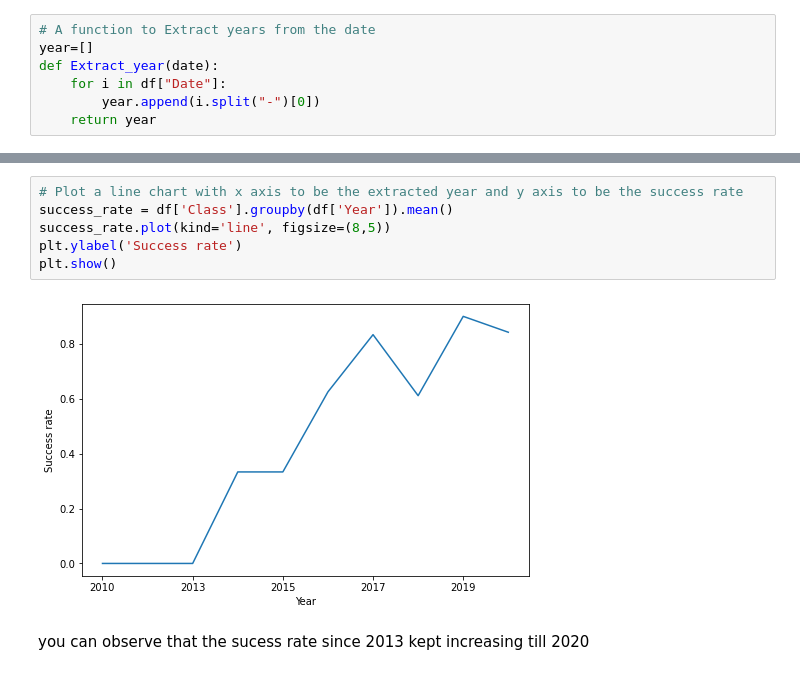
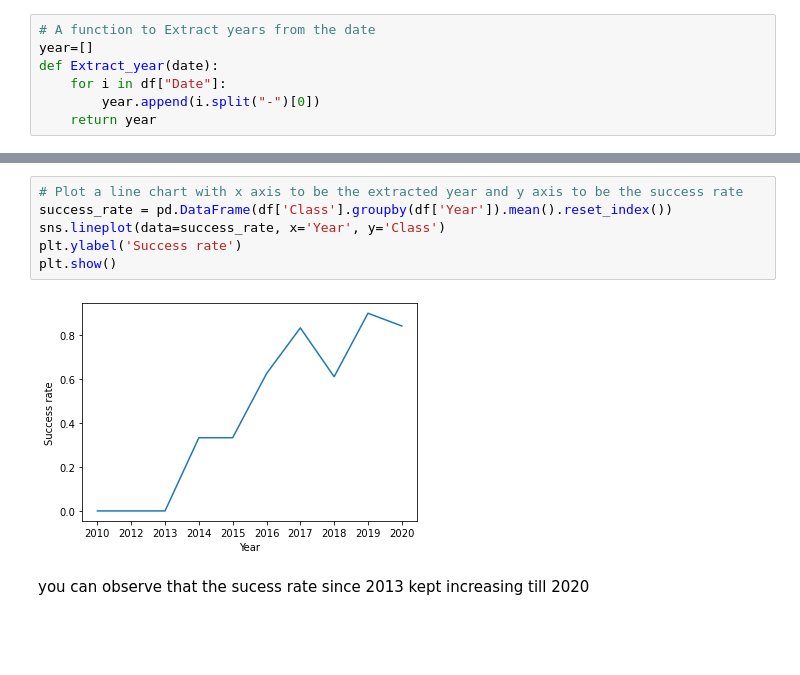
Before and after one commit to iwutung/IBM-DSC, a Jupyter notebook: EDA with pandas and matplotlib.ipynb, the cells around one changed output, grey strips where cells are left out. Cells and saved outputs as stored; diff of their text form; blank space fills up the shorter version.

```diff
--- a/EDA with pandas and matplotlib.ipynb
+++ b/EDA with pandas and matplotlib.ipynb
@@ -178,12 +178,12 @@ df.head(3)
 | 2 | 3 | 2013-03-01 | Falcon 9 | 677.000000 | ISS | CCAFS SLC 40 | None None | 1 | False | ... |
 # %%
 # Plot a line chart with x axis to be the extracted year and y axis to be the success rate
-success_rate = df['Class'].groupby(df['Year']).mean()
-success_rate.plot(kind='line', figsize=(8,5))
+success_rate = pd.DataFrame(df['Class'].groupby(df['Year']).mean().reset_index())
+sns.lineplot(data=success_rate, x='Year', y='Class')
 plt.ylabel('Success rate')
 plt.show()
 # %% [output]
-[figure, old version]
+[figure, new version]
 # %% [markdown]
 you can observe that the sucess rate since 2013 kept increasing till 2020
 # %% [markdown]
```
Also changed, not shown: parts of 5 cells of this notebook.
